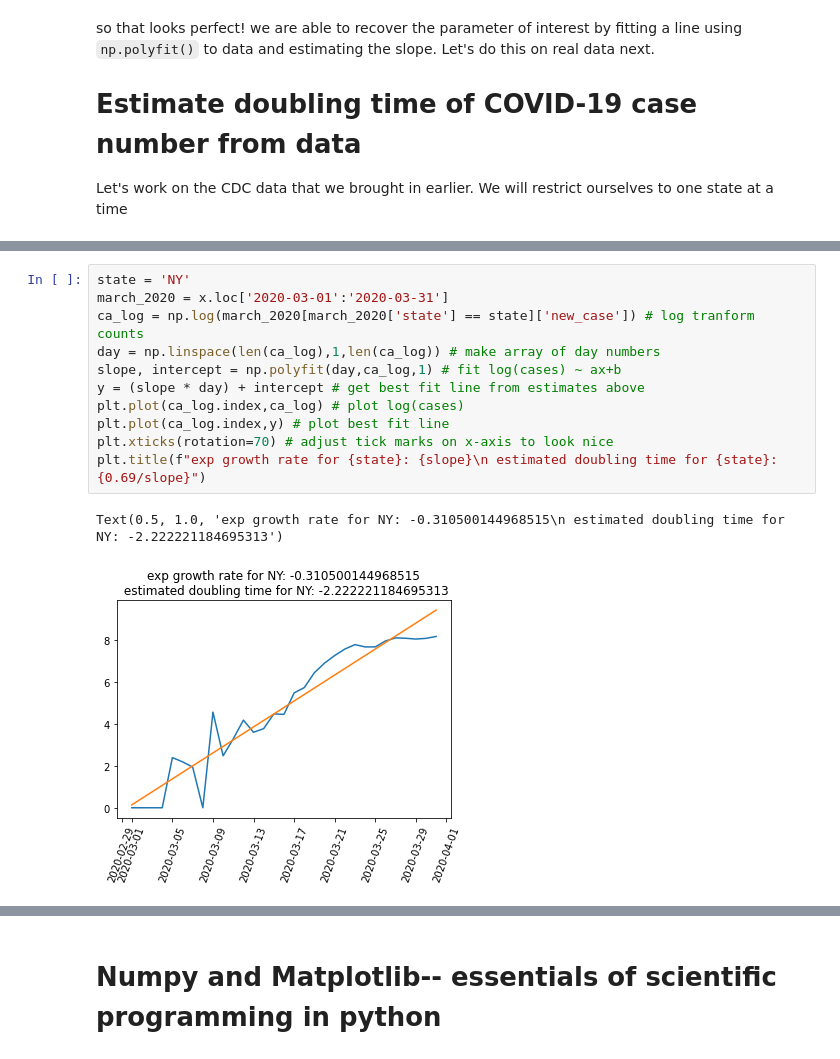
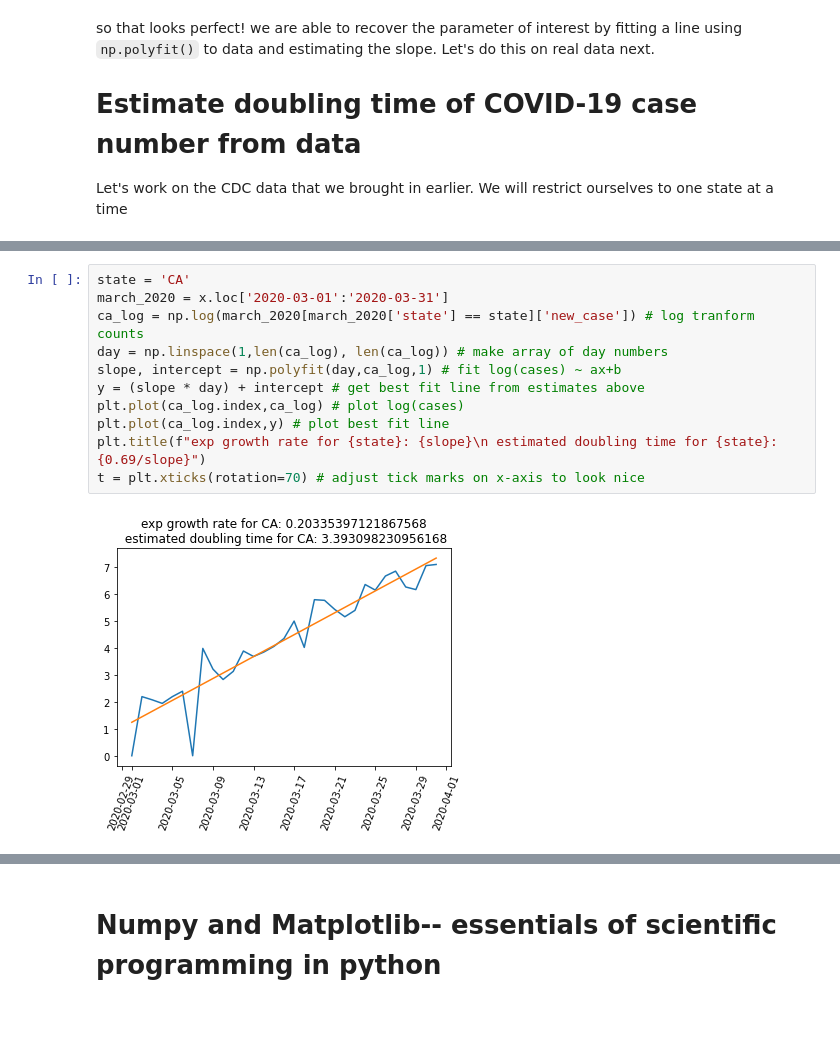
Before and after one commit to andrewkern/bio399, a Jupyter notebook: week2.ipynb, the cells around one changed output, grey strips where cells are left out. Cells and saved outputs as stored; diff of their text form; blank space fills up the shorter version.

```diff
--- a/week2.ipynb
+++ b/week2.ipynb
@@ -221,14 +223,13 @@ See the caveats in the documentation: https://pandas.pydata.org/pandas-docs/stab
 # %%
-state = 'NY'
+state = 'CA'
 march_2020 = x.loc['2020-03-01':'2020-03-31']
 ca_log = np.log(march_2020[march_2020['state'] == state]['new_case']) # log tranform counts
-day = np.linspace(len(ca_log),1,len(ca_log)) # make array of day numbers
+day = np.linspace(1,len(ca_log), len(ca_log)) # make array of day numbers
 slope, intercept = np.polyfit(day,ca_log,1) # fit log(cases) ~ ax+b
 y = (slope * day) + intercept # get best fit line from estimates above
 plt.plot(ca_log.index,ca_log) # plot log(cases)
 plt.plot(ca_log.index,y) # plot best fit line
-plt.xticks(rotation=70) # adjust tick marks on x-axis to look nice
 plt.title(f"exp growth rate for {state}: {slope}\n estimated doubling time for {state}: {0.69/slope}")
+t = plt.xticks(rotation=70) # adjust tick marks on x-axis to look nice
 # %% [output]
-Text(0.5, 1.0, 'exp growth rate for NY: -0.310500144968515\n estimated doubling time for NY: -2.222221184695313')
-[figure, old version]
+[figure, new version]
```
Also changed, not shown: parts of 29 cells of this notebook.
